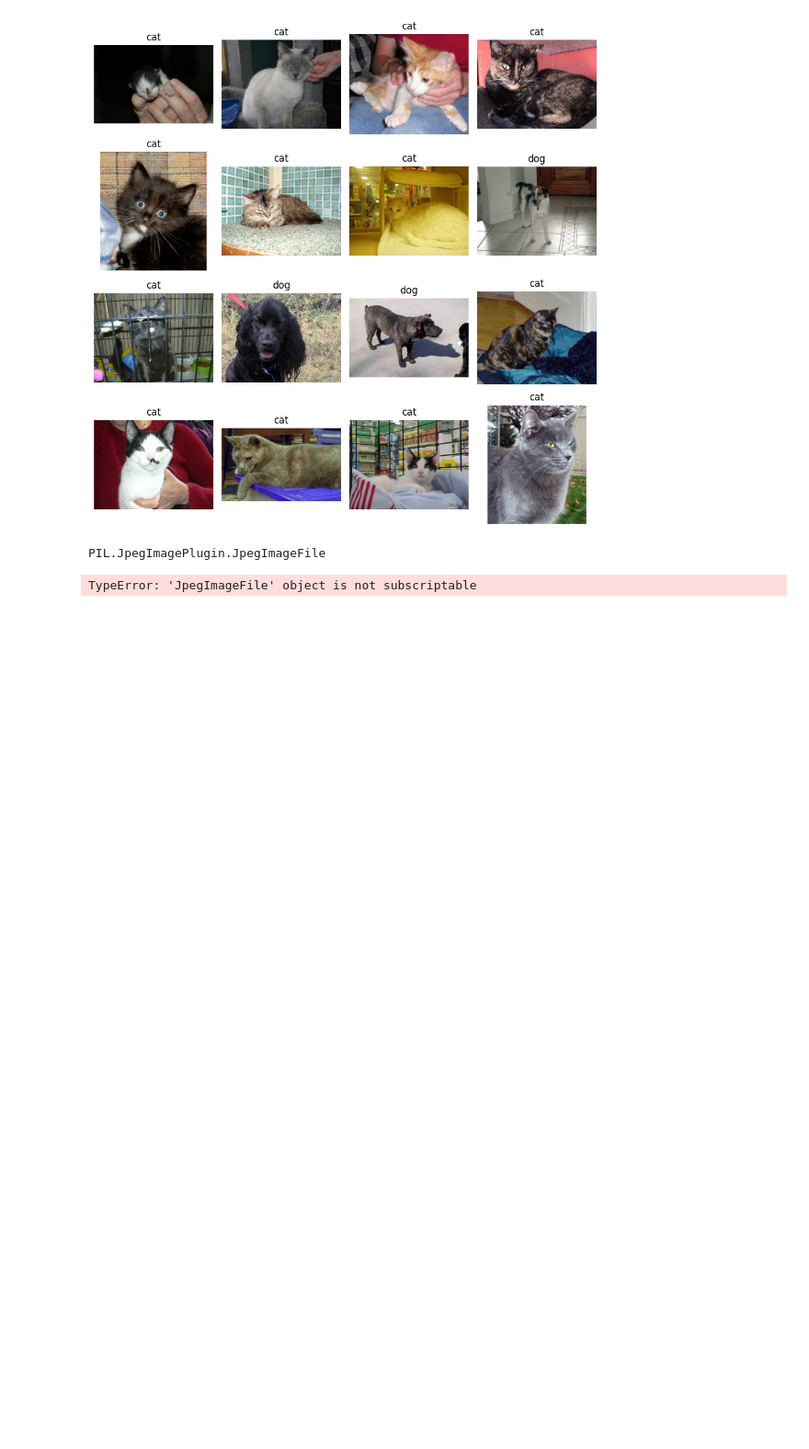
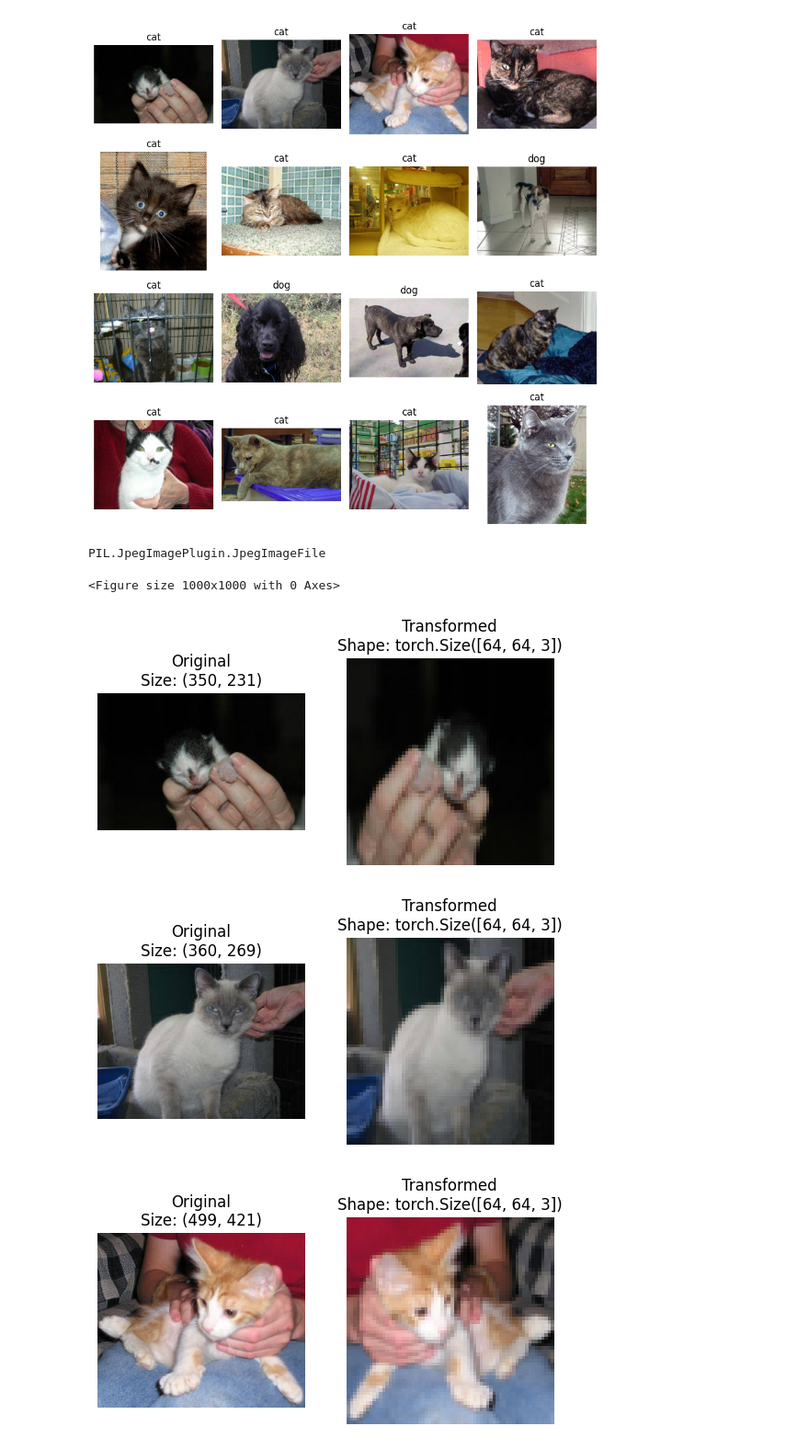
Before and after one commit to Shantnu-singh/PyTorch---Basic-to-Advance, a Jupyter notebook: L12 - CNN in PyTorch.ipynb, the cells around one changed output. Shown at 92% size. Drawn from its saved outputs; the diff is of its cells as text; code cells hidden in the pictures; blank space fills up the shorter version.

```diff
--- a/L12 - CNN in PyTorch.ipynb
+++ b/L12 - CNN in PyTorch.ipynb
@@ -95,9 +95,24 @@ PIL.JpegImagePlugin.JpegImageFile
 # %%
 def transform_and_visualise_img(img_path , transform , n = 3):
     random.seed(42)
     fig = plt.figure(figsize=(10 , 10))
     random_path = random.sample(list(glob.glob(img_path+ "*/*/*.jpg")) , k = n)
     for img_ in random_path:
-        img = Image.open(img_)
+        with Image.open(img_) as f:
+            fig, ax = plt.subplots(nrows=1, ncols=2)
+            ax[0].imshow(f)
+            ax[0].set_title(f"Original\nSize: {f.size}")
+            ax[0].axis(False)
+
+            # Transform and plot target image
+            transformed_image = transform(f).permute(1, 2, 0) # note we will need to change shape for matplotlib (C, H, W) -> (H, W, C)
+            ax[1].imshow(transformed_image)
+            ax[1].set_title(f"Transformed\nShape: {transformed_image.shape}")
+            ax[1].axis("off")
+
+transform_and_visualise_img(img_path= img_path , transform= data_transformer)
 # %% [output]
-TypeError: 'JpegImageFile' object is not subscriptable
+<Figure size 1000x1000 with 0 Axes>
+[figure, added]
+[figure, added]
+[figure, added]
```
Also changed, not shown: parts of 7 cells of this notebook, 3 other files.
